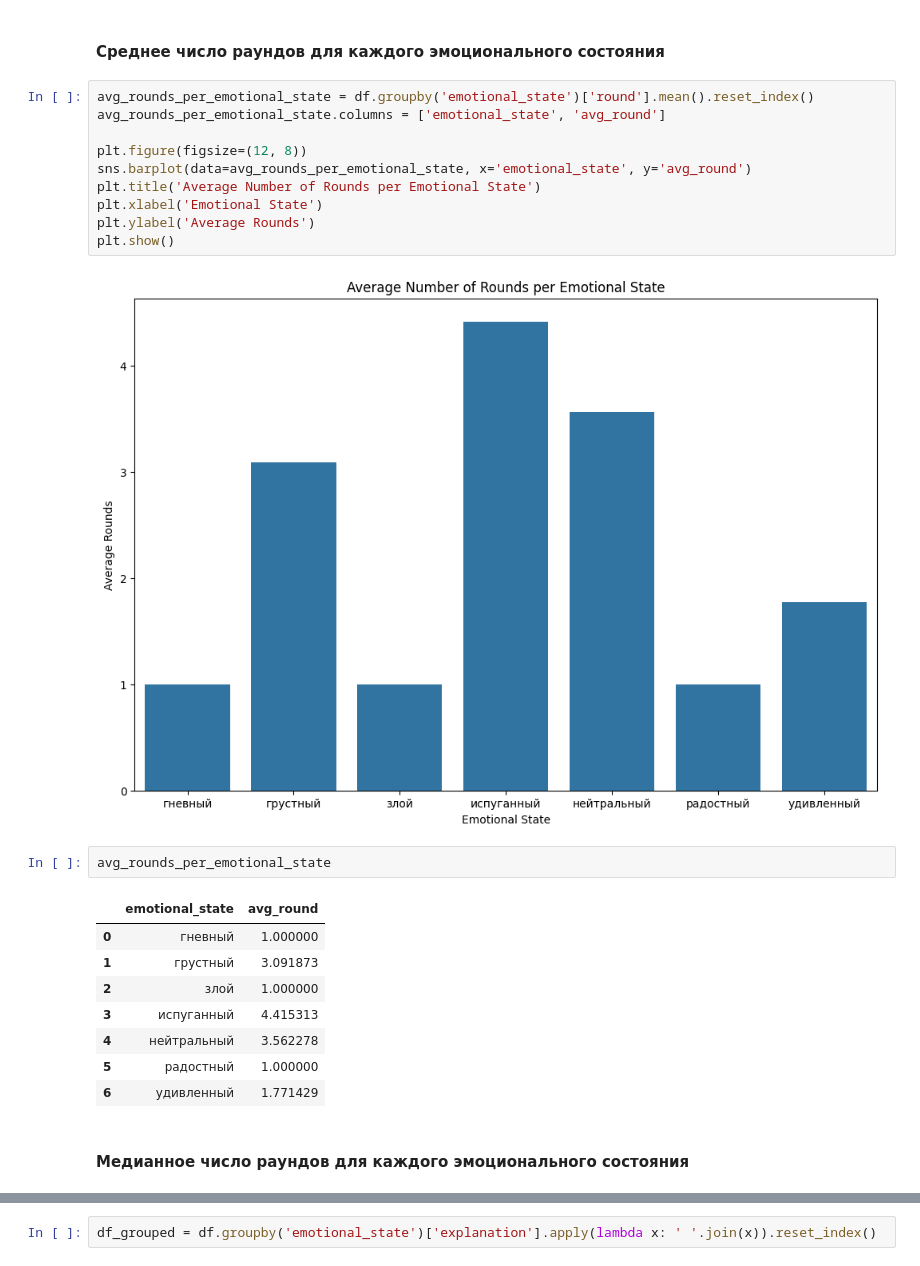
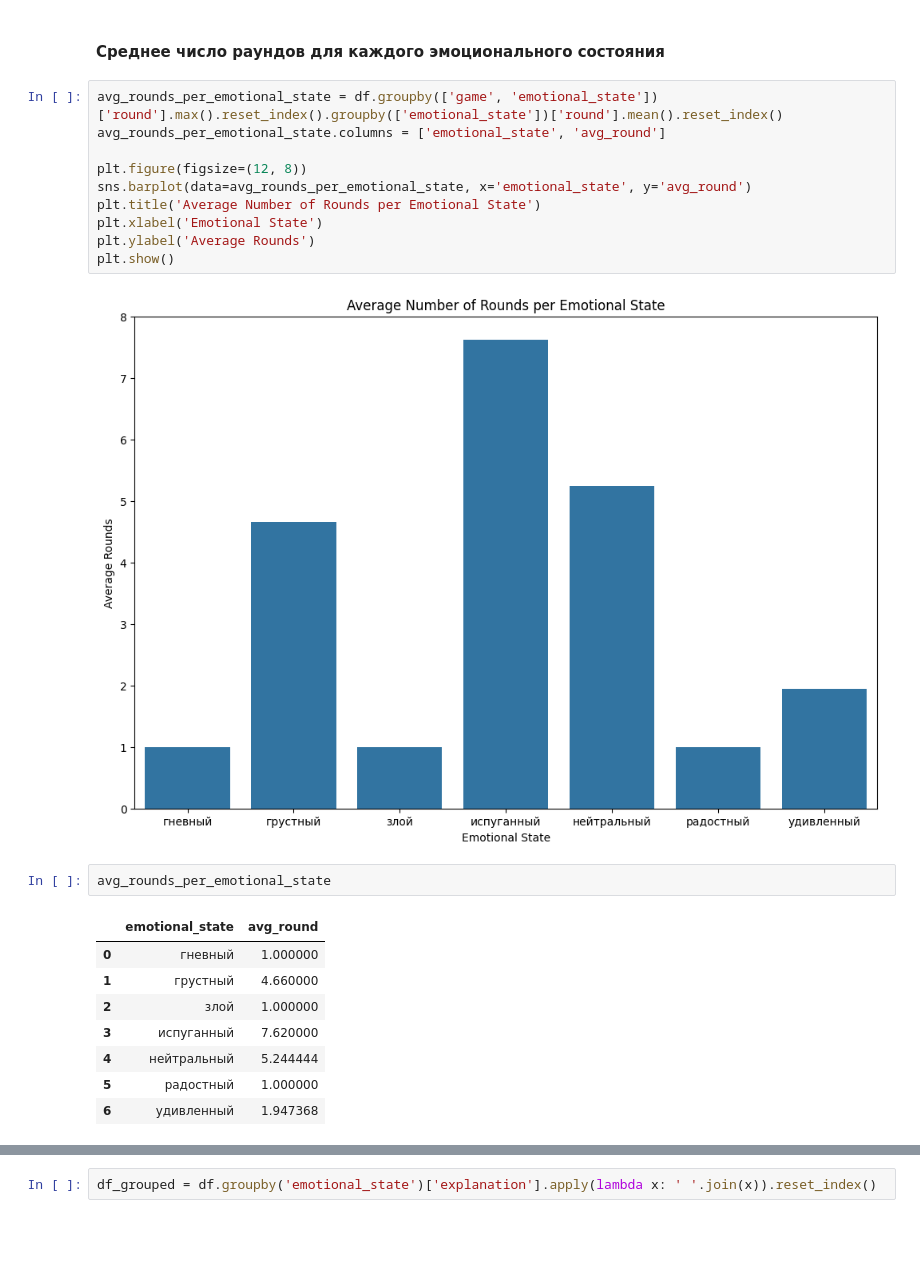
Before and after one commit to iLoveRamona/Emotional_LLM, a Jupyter notebook: Results_Analysis.ipynb, the cells around one changed output, grey strips where cells are left out. Drawn from its saved outputs; the diff is of its cells as text; blank space fills up the shorter version.

```diff
--- a/Results_Analysis.ipynb
+++ b/Results_Analysis.ipynb
@@ -68,27 +74,25 @@ plt.show()
 # %% [markdown]
 #### Среднее число раундов для каждого эмоционального состояния
 # %%
-avg_rounds_per_emotional_state = df.groupby('emotional_state')['round'].mean().reset_index()
+avg_rounds_per_emotional_state = df.groupby(['game', 'emotional_state'])['round'].max().reset_index().groupby(['emotional_state'])['round'].mean().reset_index()
 avg_rounds_per_emotional_state.columns = ['emotional_state', 'avg_round']
 
 plt.figure(figsize=(12, 8))
 sns.barplot(data=avg_rounds_per_emotional_state, x='emotional_state', y='avg_round')
 plt.title('Average Number of Rounds per Emotional State')
 plt.xlabel('Emotional State')
 plt.ylabel('Average Rounds')
 plt.show()
 # %% [output]
-[figure, old version]
+[figure, new version]
 # %%
 avg_rounds_per_emotional_state
 # %% [output]
 |  | emotional_state | avg_round |
 | 0 | гневный | 1.000000 |
-| 1 | грустный | 3.091873 |
+| 1 | грустный | 4.660000 |
 | 2 | злой | 1.000000 |
-| 3 | испуганный | 4.415313 |
-| 4 | нейтральный | 3.562278 |
+| 3 | испуганный | 7.620000 |
+| 4 | нейтральный | 5.244444 |
 | 5 | радостный | 1.000000 |
-| 6 | удивленный | 1.771429 |
+| 6 | удивленный | 1.947368 |
-# %% [markdown]
-#### Медианное число раундов для каждого эмоционального состояния
```
Also changed, not shown: parts of 20 cells of this notebook, 3 other files.
